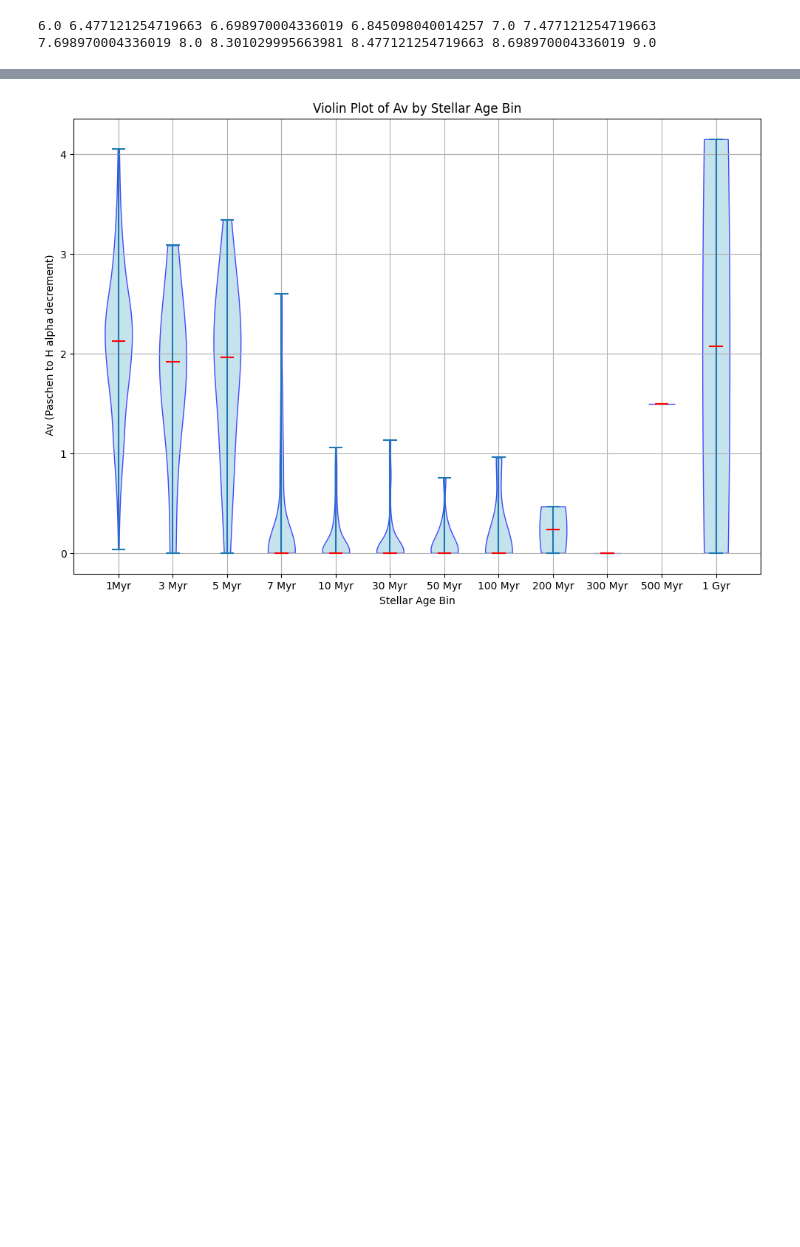
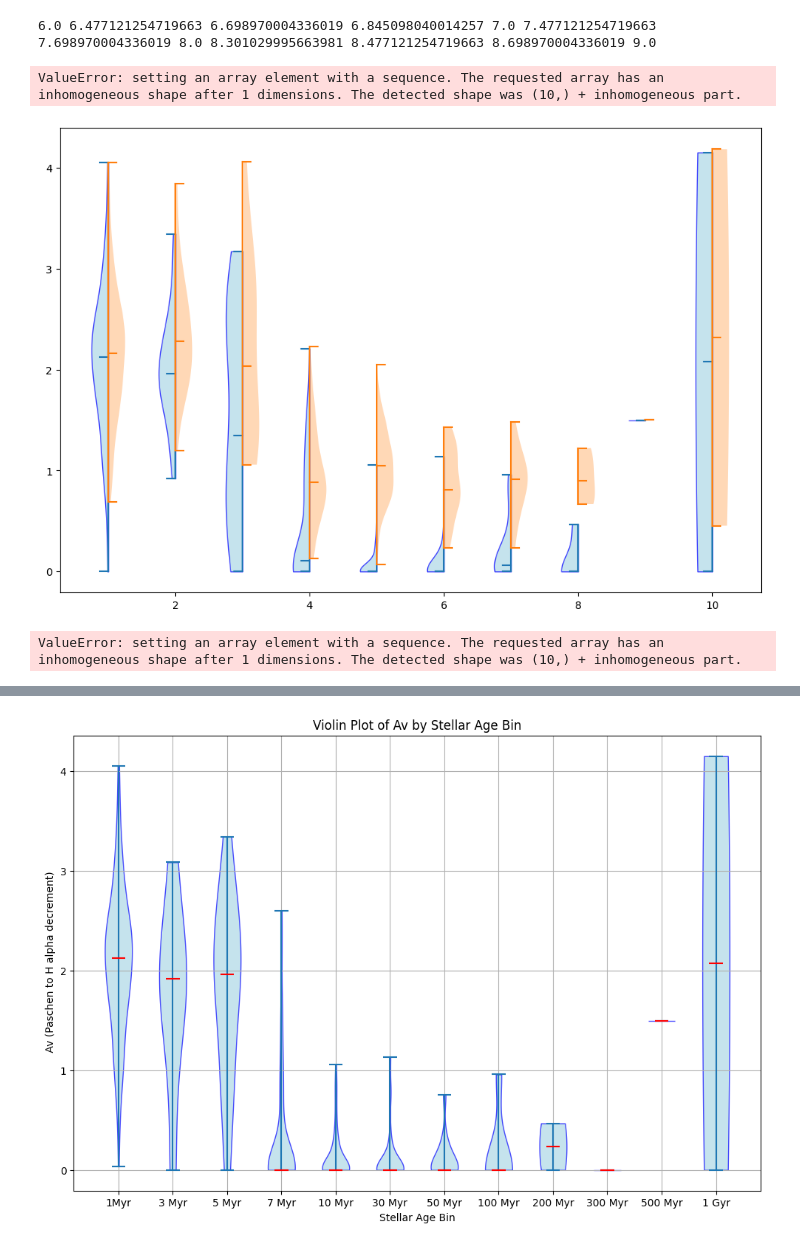
Before and after one commit to kilarson/msa, a Jupyter notebook: msa_cigale.ipynb, the cells around one changed output, grey strips where cells are left out. Cells and saved outputs as stored; diff of their text form; code cells hidden in the pictures; blank space fills up the shorter version.

```diff
--- a/msa_cigale.ipynb
+++ b/msa_cigale.ipynb
@@ -1308,5 +1302,75 @@ Text(0.5, 0, 'log(Age)[yr]')
 print(np.log10(1e6),np.log10(3e6),np.log10(5e6),np.log10(7e6),np.log10(10e6),np.log10(30e6),np.log10(50e6),np.log10(100e6),np.log10(200e6),np.log10(300e6),np.log10(500e6),np.log10(1000e6))
 # %% [output]
 6.0 6.477121254719663 6.698970004336019 6.845098040014257 7.0 7.477121254719663 7.698970004336019 8.0 8.301029995663981 8.477121254719663 8.698970004336019 9.0
+# %%
+# Create bins for age
+#age_bins =   [6.0,  6.47,   6.69,    6.845,     7.0,      7.477,      7.69,     7.85,         8.0,        8.477,        8.69,         9.5]
+#age_labels = ['1-3Myr', '3-5Myr', '5-7Myr','7-10Myr', '10-30Myr','30-50Myr','50-70Myr', '70-100Myr', '100-300Myr', '300-500Myr', '>500 Myr']
+# Create bins for age
+age_bins =   [6.0,  6.47,   6.69,    6.845,     7.0,      7.477,      7.69,         8.0,        8.477,        8.69,         9.5]
+age_labels = ['1-3Myr', '3-5Myr', '5-7Myr','7-10Myr', '10-30Myr','30-50Myr','50-100Myr', '100-300Myr', '300-500Myr', '>500 Myr']
+v_diff_all = (data_tbl['V_dolmag_vega_old']-data_tbl['V_dolmag_vega']) +cigale_df['bayes.attenuation.A550']
+v_diff = (data_tbl['V_dolmag_vega_old']-data_tbl['V_dolmag_vega'])
+
+
+#age_labels = ['1Myr', '3 Myr', '5 Myr','7 Myr', '10 Myr', '30 Myr', '50 Myr', '100 Myr', '200 Myr', '300 Myr', '500 Myr','1 Gyr']
+#n_bins = 12
+
+# Bin the stellar age data
+cigale_df['age_bin'] = pd.cut(np.log10(cigale_df['best.stellar.age_m_star']*1e6), bins=age_bins, labels=age_labels, right=False)
+
+# Create a list of Av values for each age bin
+av_data_by_age_bin = [v_diff[cigale_df['age_bin'] == label] for label in age_labels]
+av_tot_data_by_age_bin = [v_diff_all[cigale_df['age_bin'] == label] for label in age_labels]
+
+
+# Create the violin plot
+plt.figure(figsize=(12, 8))
+violin_parts = plt.violinplot(av_data_by_age_bin, showmedians=True, side='low') #, label='Av from decrement'
+plt.violinplot(av_tot_data_by_age_bin, showmedians=True, side='high') #label='Total Av (decrement + SED-fit extinction)'
+
+# Customize the appearance of the violin plot (optional)
+for body in violin_parts['bodies']:
+    body.set_facecolor('lightblue')
+    body.set_edgecolor('blue')
+    body.set_alpha(0.7)
+
+# adding quartile boxes
+quartile1, medians, quartile3 = np.percentile(av_tot_data_by_age_bin, [25, 50, 75], axis=1)
+whiskers = np.array([
+    adjacent_values(sorted_array, q1, q3)
+    for sorted_array, q1, q3 in zip(data, quartile1, quartile3)])
+whiskers_min, whiskers_max = whiskers[:, 0], whiskers[:, 1]
+
+inds = np.arange(1, len(medians) + 1)
+ax2.scatter(inds, medians, marker='o', color='white', s=30, zorder=3)
+ax2.vlines(inds, quartile1, quartile3, color='k', linestyle='-', lw=5)
+ax2.vlines(inds, whiskers_min, whiskers_max, color='k', linestyle='-', lw=1)
+
+#----
+
+inds = np.arange(1, len(medians) + 1)
+ax2.scatter(inds, medians, marker='o', color='white', s=30, zorder=3)
+ax2.vlines(inds, quartile1, quartile3, color='k', linestyle='-', lw=5)
+ax2.vlines(inds, whiskers_min, whiskers_max, color='k', linestyle='-', lw=1)
+
+# Customize the median line (optional)
+violin_parts['cmedians'].set_edgecolor('red')
+
+# Set labels and title
+plt.xticks(np.arange(1, len(age_labels) + 1), age_labels)
+plt.ylabel('Av')
+plt.xlabel('Stellar Age Bin')
+plt.title('Violin Plot of Av by Stellar Age Bin')
+plt.grid(True)
+plt.show()
+# %% [output]
+ValueError: setting an array element with a sequence. The requested array has an inhomogeneous shape after 1 dimensions. The detected shape was (10,) + inhomogeneous part.
+[figure, added]
+# %%
+quartile1, medians, quartile3 = np.percentile(av_tot_data_by_age_bin, [25, 50, 75], axis=0)
+#av_tot_data_by_age_bin[1]
+# %% [output]
+ValueError: setting an array element with a sequence. The requested array has an inhomogeneous shape after 1 dimensions. The detected shape was (10,) + inhomogeneous part.
 # %%
 # Create bins for age
```
Also changed, not shown: parts of 10 cells of this notebook.
